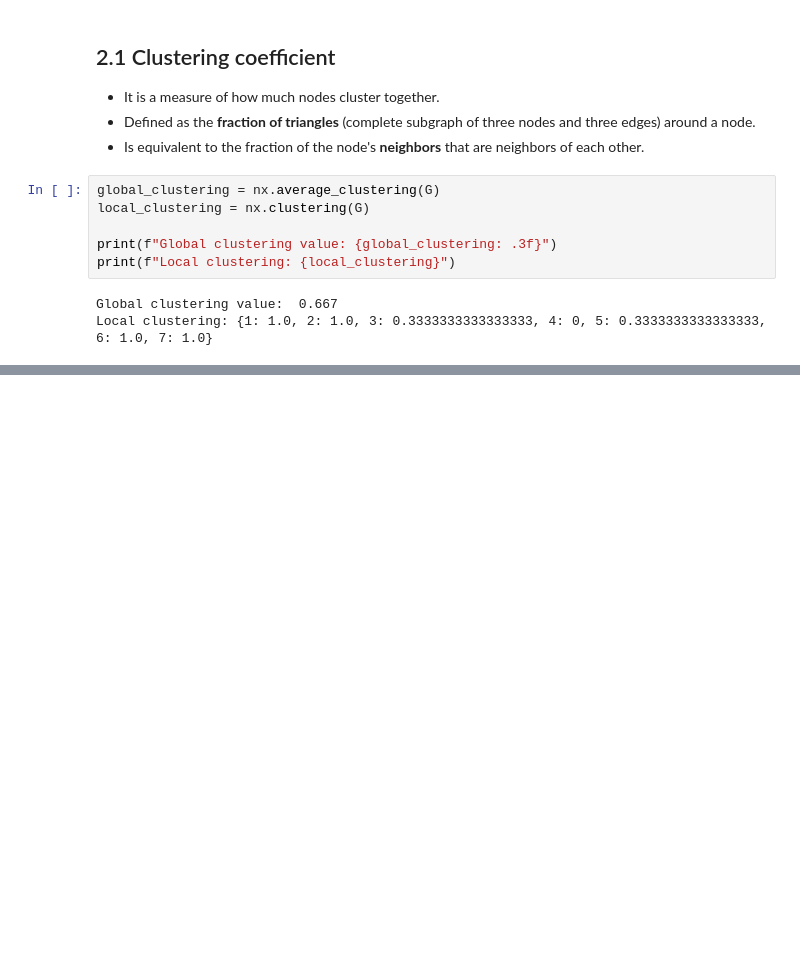
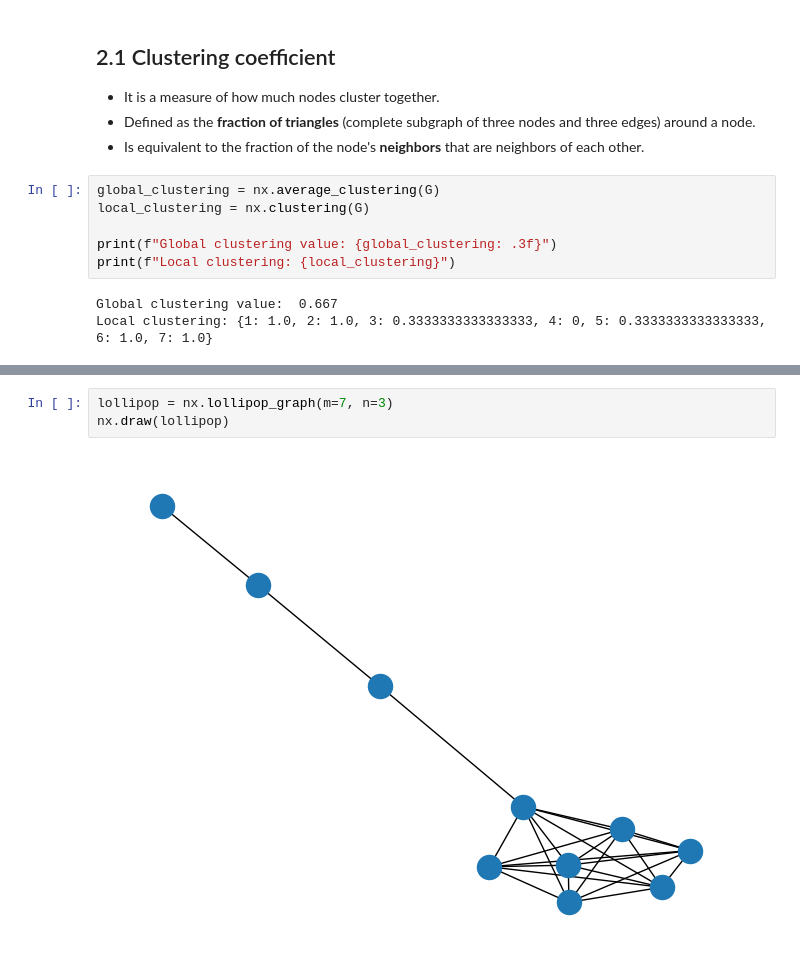
Before and after one commit to lucifermorningstar1305/graph-ml, a Jupyter notebook: 01-Introduction_to_GraphML/1.4_Graph_metrics.ipynb, the cells around one changed output, grey strips where cells are left out. Drawn from its saved outputs; the diff is of its cells as text; blank space fills up the shorter version.

```diff
--- a/01-Introduction_to_GraphML/1.4_Graph_metrics.ipynb
+++ b/01-Introduction_to_GraphML/1.4_Graph_metrics.ipynb
@@ -99,0 +192,5 @@ Local clustering: {1: 1.0, 2: 1.0, 3: 0.3333333333333333, 4: 0, 5: 0.33333333333
+# %%
+lollipop = nx.lollipop_graph(m=7, n=3)
+nx.draw(lollipop)
+# %% [output]
+[figure, added]
```
Also changed, not shown: parts of 18 cells of this notebook, 1 other file.
